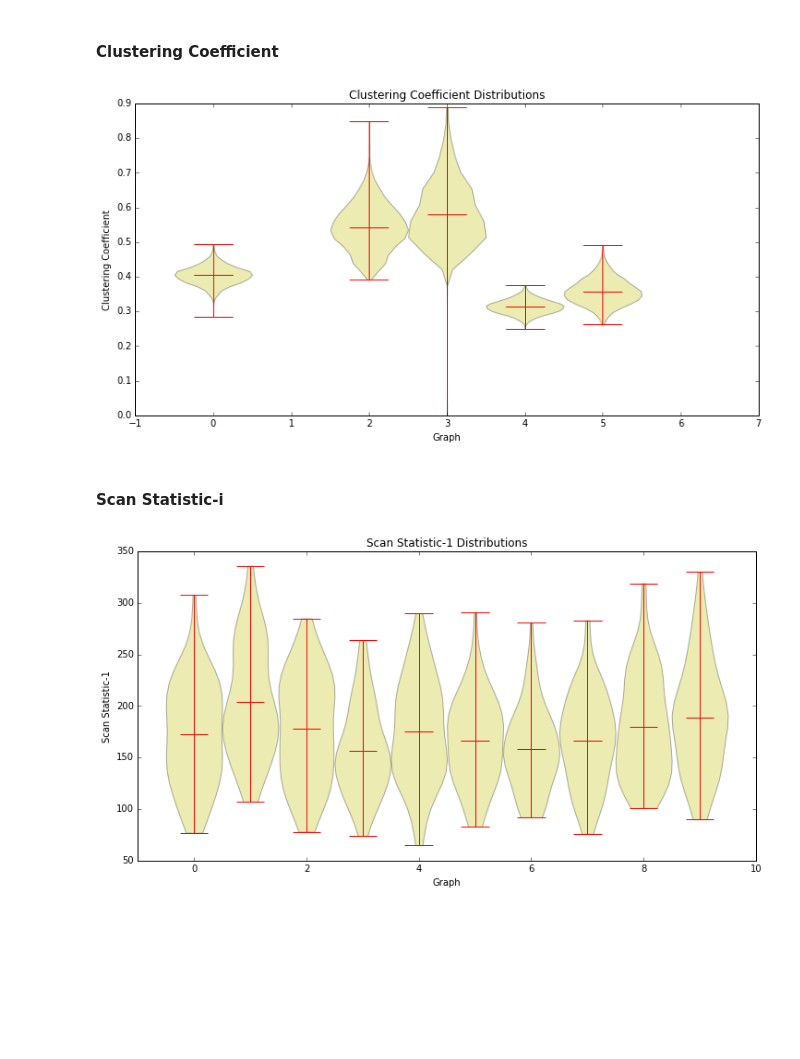
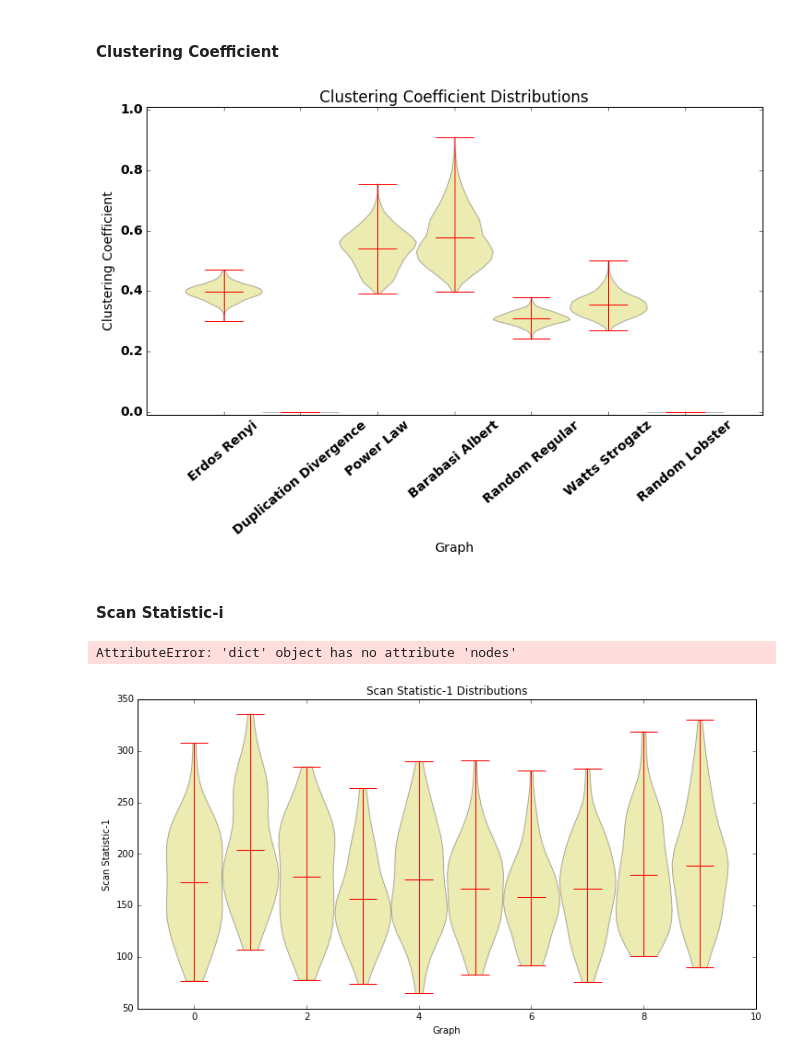
Before and after one commit to Upward-Spiral-Science/TA, a Jupyter notebook: code/testing_distributions.ipynb, the cells around one changed output. Drawn from its saved outputs; the diff is of its cells as text; code cells hidden in the pictures; blank space fills up the shorter version.

```diff
--- a/code/testing_distributions.ipynb
+++ b/code/testing_distributions.ipynb
@@ -143,14 +128,16 @@ avg_ccoefs = [np.mean(ccoefs[key]) for key in ccoefs]
 # %%
 fig = plt.figure(figsize=(12,6))
 plt.violinplot(ccoefs.values(), range(len(ccoefs)), points=20, widths=1, showmeans=True, showextrema=True)
 plt.title('Clustering Coefficient Distributions')
 plt.ylabel('Clustering Coefficient')
 plt.xlabel('Graph')
+plt.xticks(np.arange(len(degrees)),mm.keys(), rotation=40)
 # plt.xlim((-1, len(ccoefs.keys())))
-# plt.ylim((0, 1.01))
+plt.ylim((-0.01, 1.01))
+plt.savefig('../figs/distribs/sample_cc.png')
 plt.show()
 # %% [output]
-[figure, old version]
+[figure, new version]
 # %% [markdown]
 #### Scan Statistic-i
 # %%
@@ -166,7 +153,9 @@ def scan_statistic(mygs, i):
         ss[key] = tmp
     return ss
 
-ss1 = scan_statistic(mygs, i)
+ss1 = scan_statistic(mm, i)
+# %% [output]
+AttributeError: 'dict' object has no attribute 'nodes'
 # %%
 fig = plt.figure(figsize=(12,6))
 plt.violinplot(ss1.values(), range(len(ss1)), points=20, widths=1, showmeans=True, showextrema=True)
```
Also changed, not shown: parts of 10 cells of this notebook, 6 other files.
